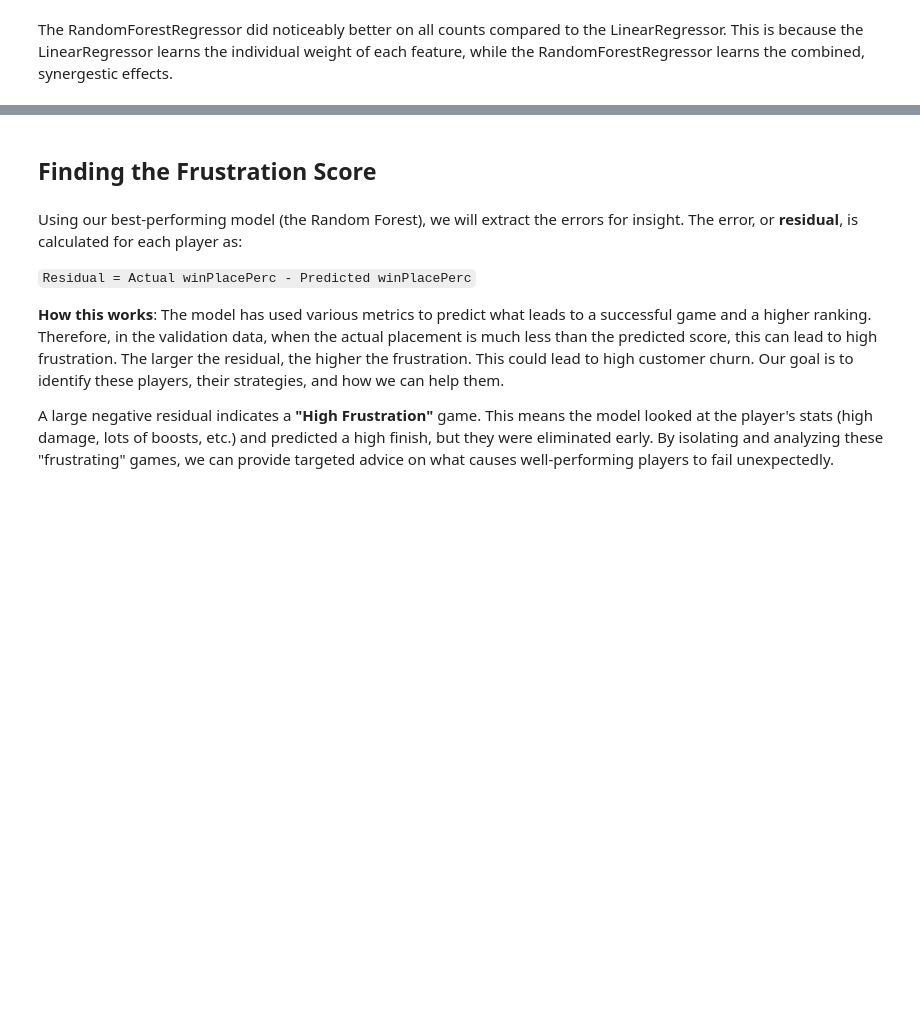
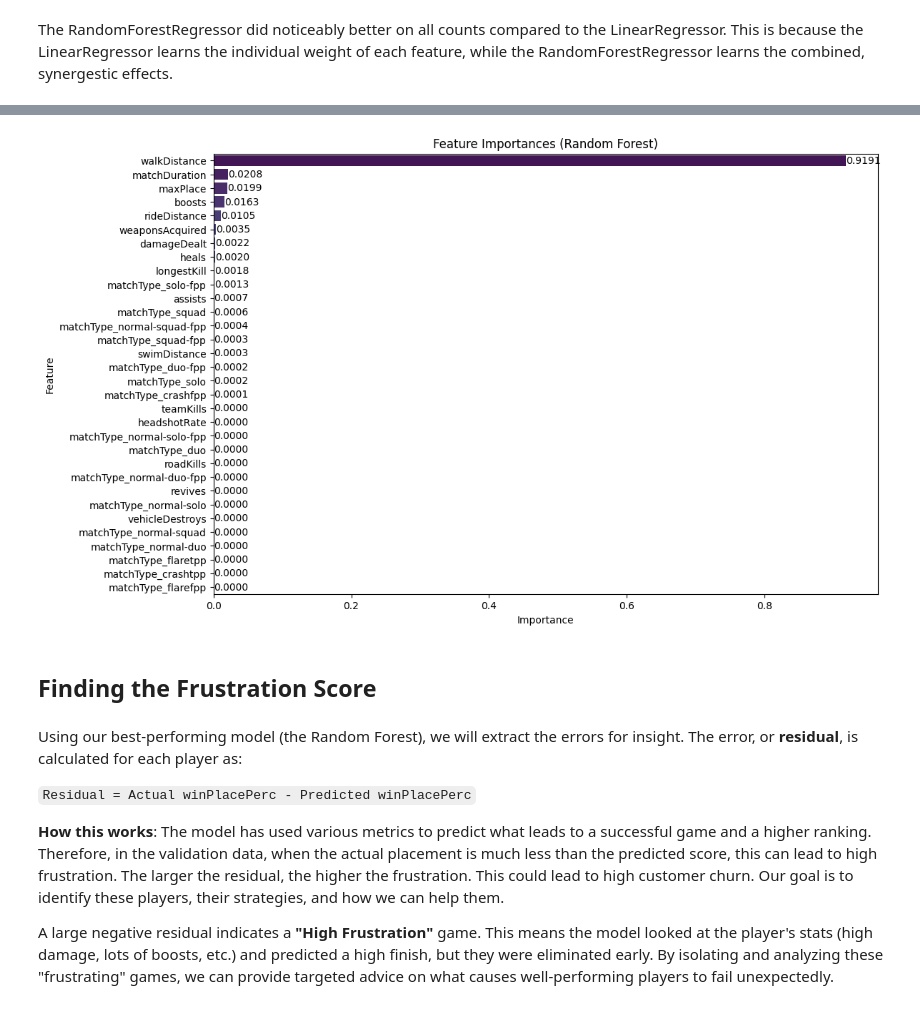
Before and after one commit to dganesh05/project-3, a Jupyter notebook: project-notebook.ipynb, the cells around one changed output, grey strips where cells are left out. Drawn from its saved outputs; the diff is of its cells as text; code cells hidden in the pictures; blank space fills up the shorter version.

```diff
--- a/project-notebook.ipynb
+++ b/project-notebook.ipynb
@@ -354,3 +390,20 @@ The RandomForestRegressor did noticeably better on all counts compared to the Li
+# %%
+importances = rf_model.feature_importances_
+feature_importance_df = pd.DataFrame({
+    'Feature': X_train.columns,
+    'Importance': importances
+}).sort_values(by='Importance', ascending=False)
+
+plt.figure(figsize=(12, 8))
+sns.barplot(x='Importance', y='Feature', data=feature_importance_df, palette='viridis', hue='Feature')
+for i, v in enumerate(feature_importance_df['Importance']):
+    plt.text(v, i, f"{v:.4f}", va='center')
+plt.title('Feature Importances (Random Forest)')
+plt.xlabel('Importance')
+plt.ylabel('Feature')
+plt.show()
+# %% [output]
+[figure, added]
 # %% [markdown]
 ## Finding the Frustration Score
 # %% [markdown]
```
Also changed, not shown: parts of 16 cells of this notebook, 1 other file.
